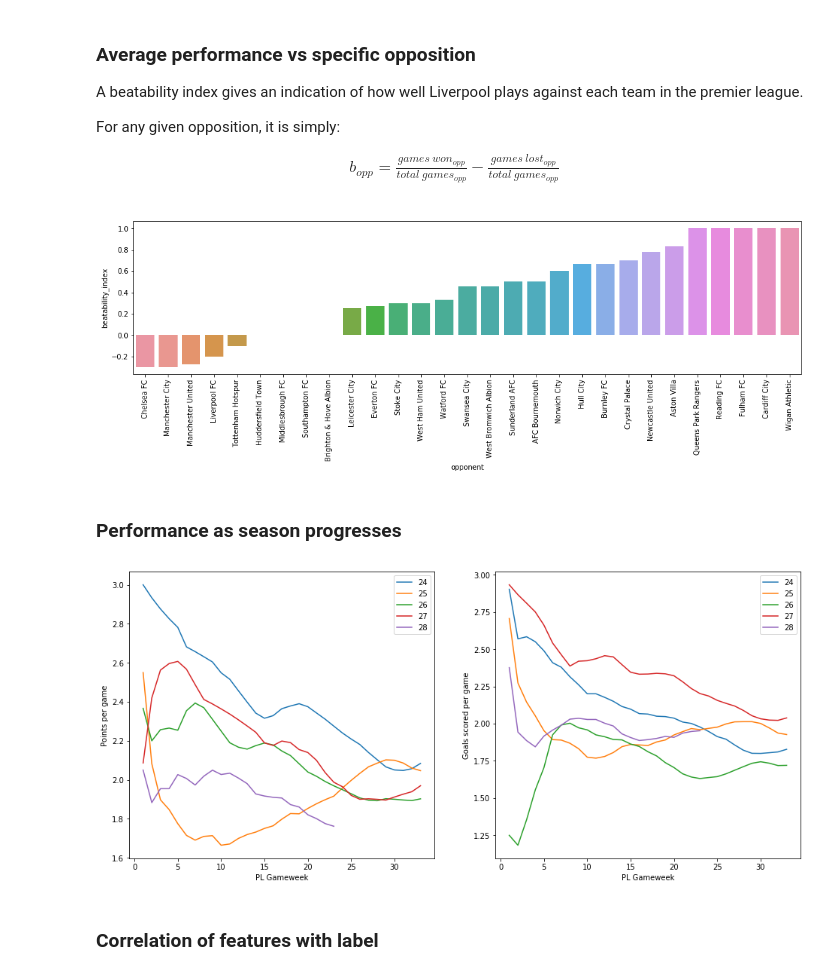
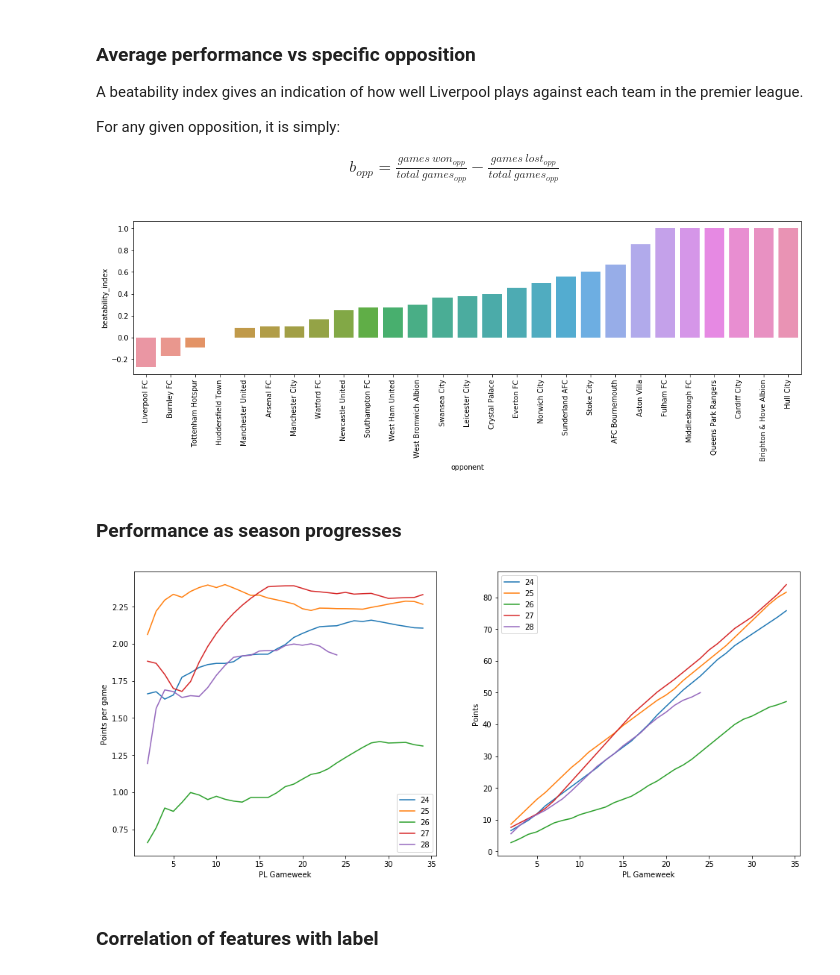
Before and after one commit to shep312/liverpool-predictions, a Jupyter notebook: gbm_main.ipynb, the cells around one changed output. Saved outputs shown, nothing was run; the diff lists cells and outputs as text; code cells hidden in the pictures.

```diff
--- a/gbm_main.ipynb
+++ b/gbm_main.ipynb
@@ -98,12 +98,12 @@ df.head()
 
 Data is available for most PL teams but at the moment feels best to model one at a time
 # %%
-team = 'arsenal-fc'
+team = 'chelsea-fc'
 df = df[df['team'].str.contains(team)]
 df.drop(['team'], inplace=True, axis=1)
 
 # Also separate future fixtures
-future_df = df[df['result'] == 3].reset_index(inplace=True, drop=True)
+future_df = df[df['result'] == 3]
 df = df[df['result'] != 3]
 # %% [markdown]
 
@@ -126,28 +126,28 @@ barplot = sns.barplot(x='opponent',
 for label in barplot.get_xticklabels():
     label.set_rotation(90)
 # %% [output]
-[figure, old version]
+[figure, new version]
 # %% [markdown]
 ### Performance as season progresses
 # %%
 seasons_to_plot = 5
 
 fig, axs = plt.subplots(nrows=1, ncols=2, figsize=[16,7])
 
 for season in range(df['season_number'].max()+1 - seasons_to_plot, df['season_number'].max()+1):
     season_df = df[df['season_number'] == season]
     axs[0].plot(season_df['round_number'], season_df['PPG'].rolling(5).mean(), label=season)
-    axs[1].plot(season_df['round_number'], season_df['GFPG'].rolling(5).mean(), label=season)
+    axs[1].plot(season_df['round_number'], season_df['season_points'].rolling(5).mean(), label=season)
 
 axs[0].set_ylabel('Points per game')
-axs[1].set_ylabel('Goals scored per game')
+axs[1].set_ylabel('Points')
 for ax in axs:
     ax.legend()
     ax.set_xlabel('PL Gameweek')
 
 plt.show()
 # %% [output]
-[figure, old version]
+[figure, new version]
 # %% [markdown]
 ### Correlation of features with label
 # %%
```
Also changed, not shown: parts of 27 cells of this notebook, 2 other files.
